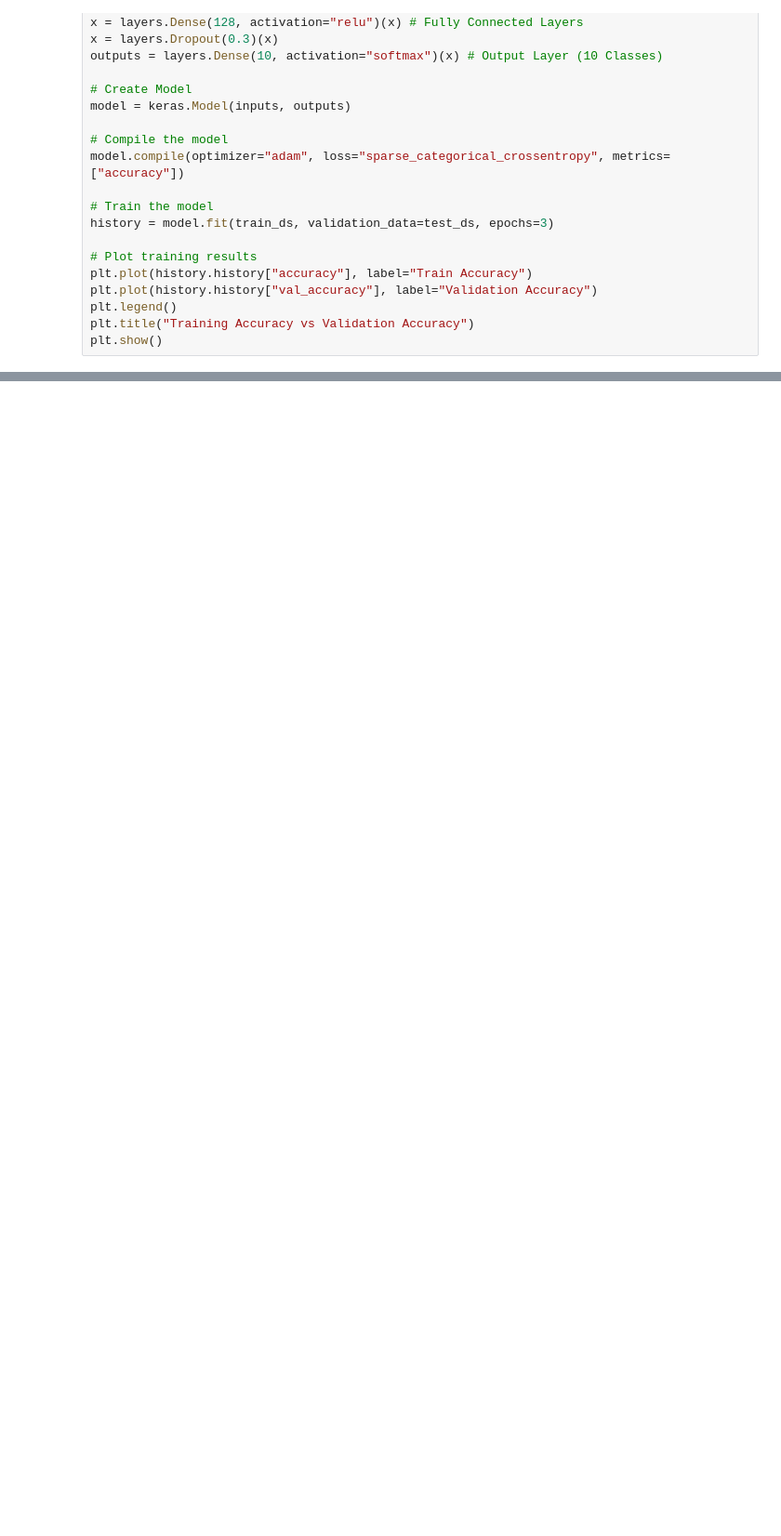
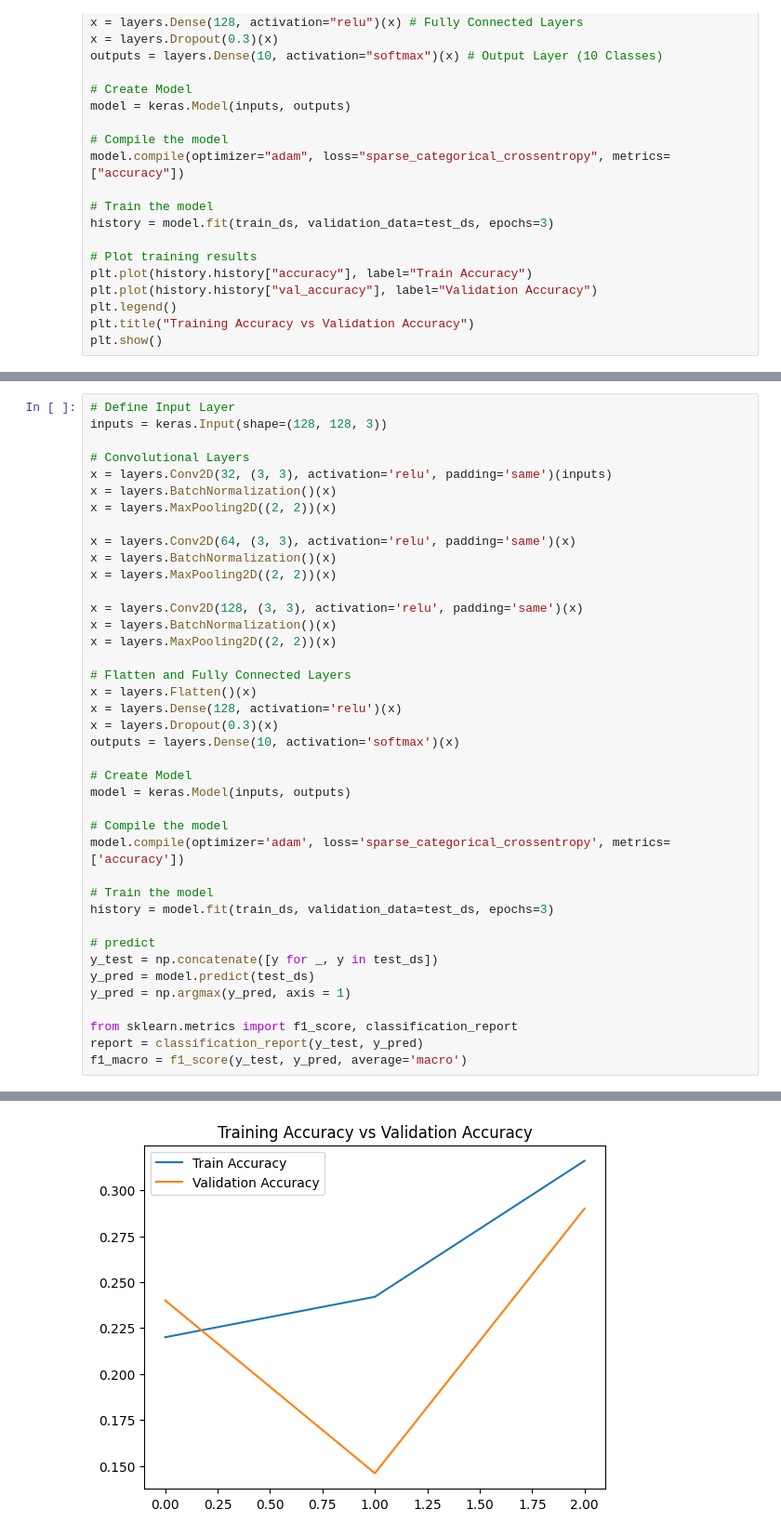
Before and after one commit to AnandThirwani8/AI_ML_Popular_Codes, a Jupyter notebook: CNN/Image_Classification_101.ipynb, the cells around one changed output, grey strips where cells are left out. Shown: that part at 93% size. Cells and saved outputs as stored; diff of their text form; blank space fills up the shorter version.

```diff
--- a/CNN/Image_Classification_101.ipynb
+++ b/CNN/Image_Classification_101.ipynb
@@ -114,0 +112,41 @@ y_test = np.concatenate([y for _, y in test_ds])
+# %%
+# Define Input Layer
+inputs = keras.Input(shape=(128, 128, 3))
+
+# Convolutional Layers
+x = layers.Conv2D(32, (3, 3), activation='relu', padding='same')(inputs)
+x = layers.BatchNormalization()(x)
+x = layers.MaxPooling2D((2, 2))(x)
+
+x = layers.Conv2D(64, (3, 3), activation='relu', padding='same')(x)
+x = layers.BatchNormalization()(x)
+x = layers.MaxPooling2D((2, 2))(x)
+
+x = layers.Conv2D(128, (3, 3), activation='relu', padding='same')(x)
+x = layers.BatchNormalization()(x)
+x = layers.MaxPooling2D((2, 2))(x)
+
+# Flatten and Fully Connected Layers
+x = layers.Flatten()(x)
+x = layers.Dense(128, activation='relu')(x)
+x = layers.Dropout(0.3)(x)
+outputs = layers.Dense(10, activation='softmax')(x)
+
+# Create Model
+model = keras.Model(inputs, outputs)
+
+# Compile the model
+model.compile(optimizer='adam', loss='sparse_categorical_crossentropy', metrics=['accuracy'])
+
+# Train the model
+history = model.fit(train_ds, validation_data=test_ds, epochs=3)
+
+# predict
+y_test = np.concatenate([y for _, y in test_ds])
+y_pred = model.predict(test_ds)
+y_pred = np.argmax(y_pred, axis = 1)
+
+from sklearn.metrics import f1_score, classification_report
+report = classification_report(y_test, y_pred)
+f1_macro = f1_score(y_test, y_pred, average='macro')
+# %% [output]
@@ -115 +159,2 @@ y_test = np.concatenate([y for _, y in test_ds])
+[figure, added]
 # %%
```
Also changed, not shown: parts of 7 cells of this notebook, 11 other files.
